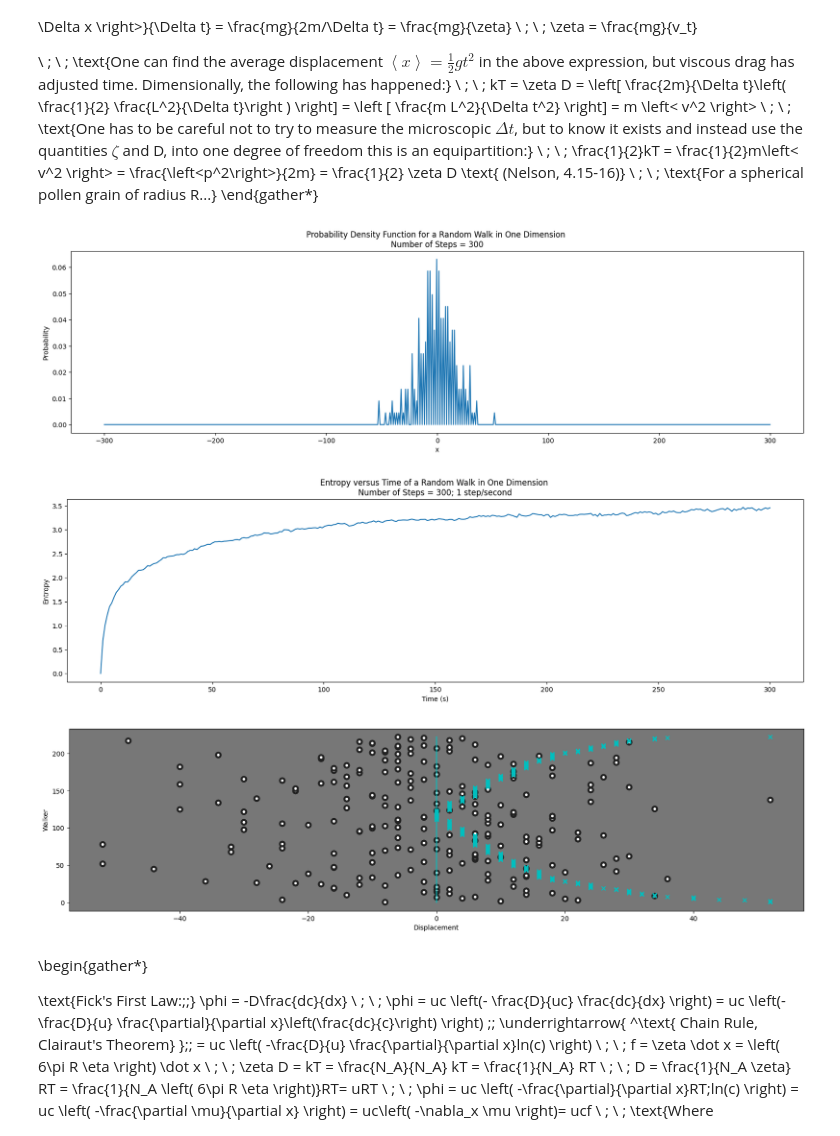
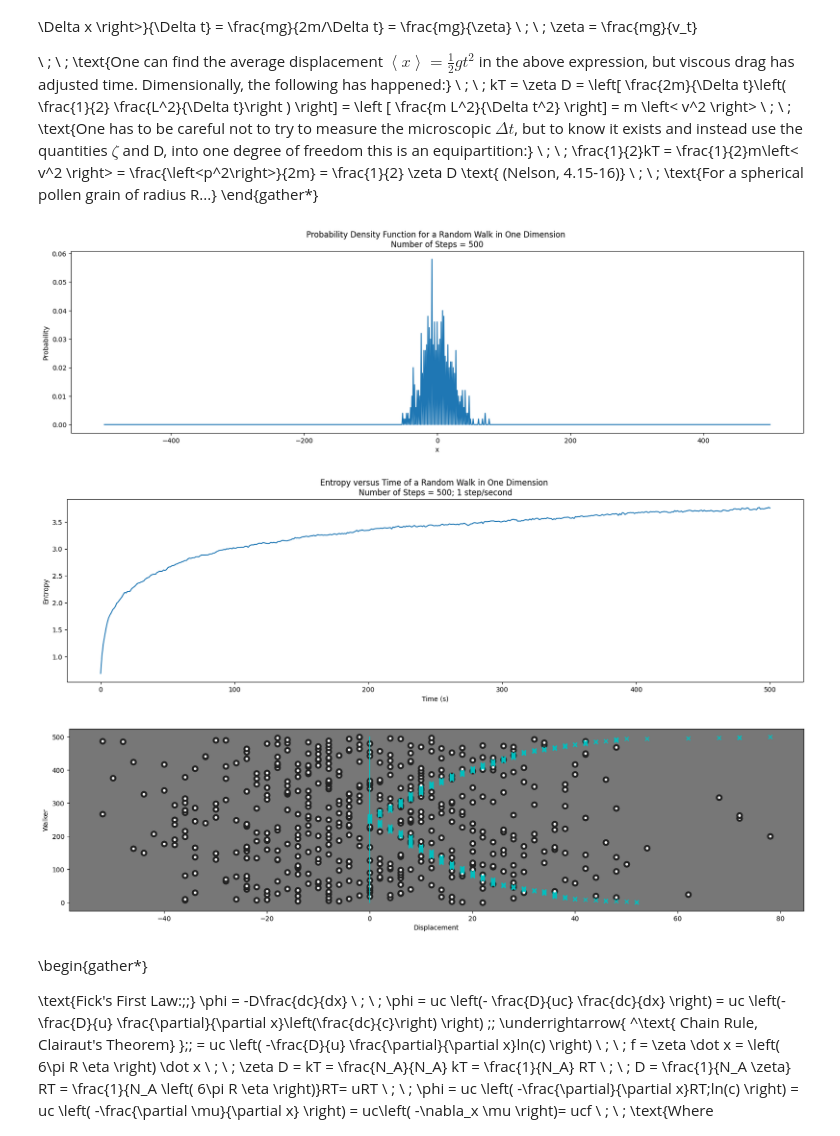
Before and after one commit to poneet/fall2025, a Jupyter notebook: fall.ipynb, the cells around one changed output. Saved outputs shown, nothing was run; the diff lists cells and outputs as text; code cells hidden in the pictures.

Commit message:
Fixed bug in randomWalk()
Fixed a bug in the randomWalk() simulation.

```diff
--- a/fall.ipynb
+++ b/fall.ipynb
@@ -1031,7 +1031,8 @@ def randomWalk(numOfWalkers,numOfSteps):
         walker = 0# Walker number
         x = np.zeros(numOfWalkers)# This will contain the total x displacement each walker took at time t, for numOfWalkers walkers
         while (walker<numOfWalkers):
-            x[walker] = np.sum( s[walker][:t] )*L# Total summed x displacement each walker took at time t [:t], one step per second upto N steps in array "s"
+            # print("----- DEBUG from randomWalk() ----- s[walker][0:t+1] = ",s[walker][0:t+1])
+            x[walker] = np.sum( s[walker][:t+1] )*L# Total summed x displacement each walker took at time t [:t], one step per second upto N steps in array "s"
             walker += 1
 
         # --------------------------------------------------
@@ -1039,7 +1040,7 @@ def randomWalk(numOfWalkers,numOfSteps):
         # --------------------------------------------------
         # Create the probabilty density function (pdf) in Fig.7.17 to calculate entropy for each time t
         i = 0
-        pdf = np.zeros(N*2)# pdf has a negative and positive tail
+        pdf = np.zeros(N*2+1)# pdf has a negative and positive tail
         center = int( N )# center the pdf on zero
         walker=0# Walker number
         while(walker<numOfWalkers):
@@ -1068,10 +1069,11 @@ def randomWalk(numOfWalkers,numOfSteps):
     # --------------------------------------------------
     # Plot: One pdf (used for Entropy calculations)
     fig1,ax1 = plt.subplots()
-    ax1.plot(np.linspace(-N,N,2*N),pdf)
+    ax1.plot(np.linspace(-N,N,2*N+1),pdf)
     xlabel1 = "x"
     ylabel1 = "Probability"
     title1 = "Probability Density Function for a Random Walk in One Dimension \nNumber of Steps = "+str(N)
+    # ax1.set_xticks(np.linspace(-N,N,2*N+1))
     ax1.set_xlabel(xlabel1)
     ax1.set_ylabel(ylabel1)
     ax1.set_title(title1)
@@ -1086,39 +1088,39 @@ def randomWalk(numOfWalkers,numOfSteps):
     title = "Entropy versus Time of a Random Walk in One Dimension \nNumber of Steps = "+str(N)+"; 1 step/second"
     ax.set_xlabel(xlabel)
     ax.set_ylabel(ylabel)
     ax.set_title(title)
     fig.set_figheight(figheight)
     fig.set_figwidth(figwidth)
     # --------------------------------------------------
     # Plot: The Random Walkers
     walker = 0
     y = np.zeros(numOfWalkers)# This will contain the sum of all steps
     while (walker<numOfWalkers):
         y[walker] = np.sum(s[walker])*L# The sum of all steps each walker took
         walker += 1
     fig2, ax2 = plt.subplots()
     X = np.linspace(1,numOfWalkers,numOfWalkers)
     ax2.plot([0,0],[0,numOfWalkers],'c') # vertical line at 0
     ax2.scatter(y,X,c='#ffffff',linewidths=3,edgecolors='#222222',s=50) # cells/pollen
     ax2.scatter(np.abs( np.sort(y) ),X,marker='x',color='c')# This is similar to the pdf
     ax2.set_facecolor('#777777')
     ax2.set_xlabel("Displacement")
     ax2.set_ylabel("Walker")
     fig2.set_figheight(figheight)
     fig2.set_figwidth(figwidth)
     # --------------------------------------------------
     return()
 
 # Parameters
-N = 300
-numOfWalkers = 222
-randomWalk(numOfWalkers,N)
+STEPS = 500
+numOfWalkers = 500
+randomWalk(numOfWalkers,STEPS)
 
 plt.show()
 # %% [output]
-[figure, old version]
+[figure, new version]
-[figure, old version]
+[figure, new version]
-[figure, old version]
+[figure, new version]
 # %% [markdown]
 \begin{gather*}
 
```
